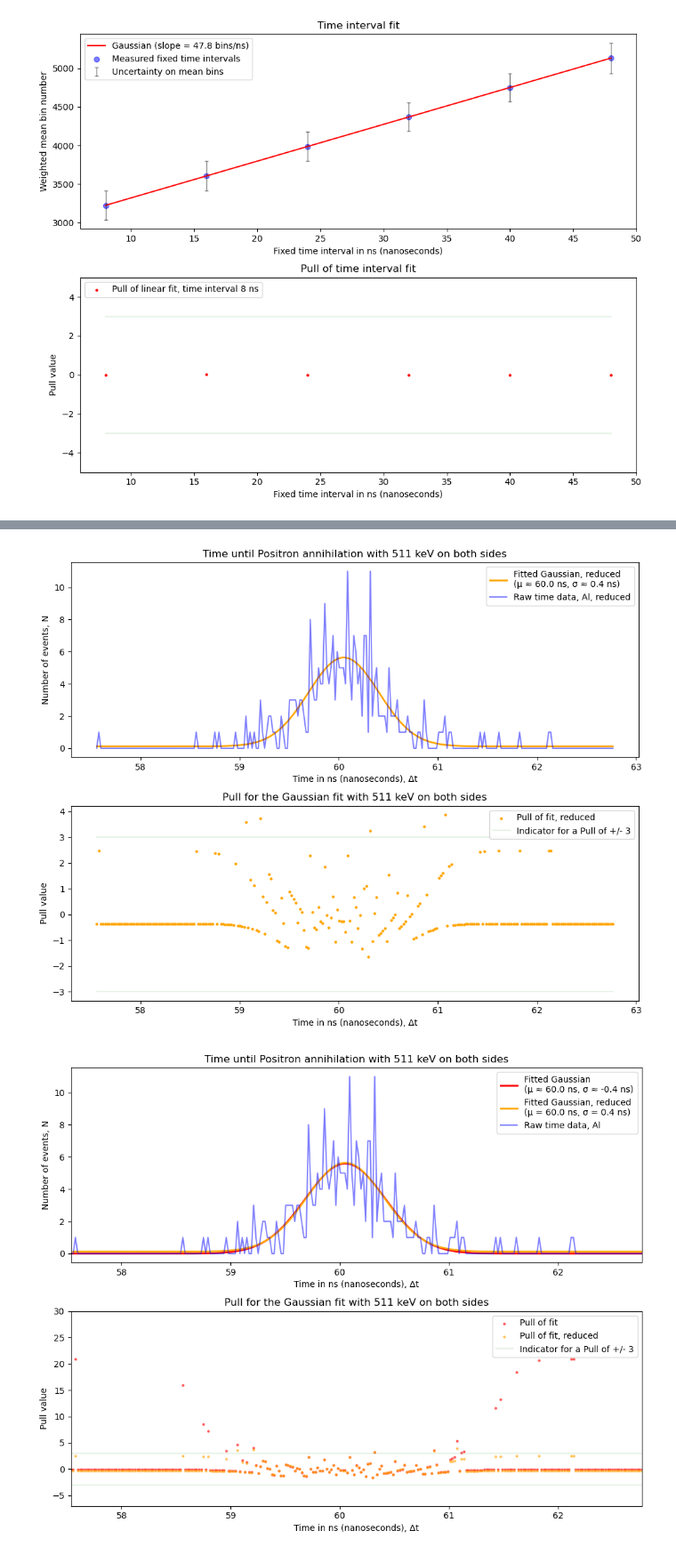
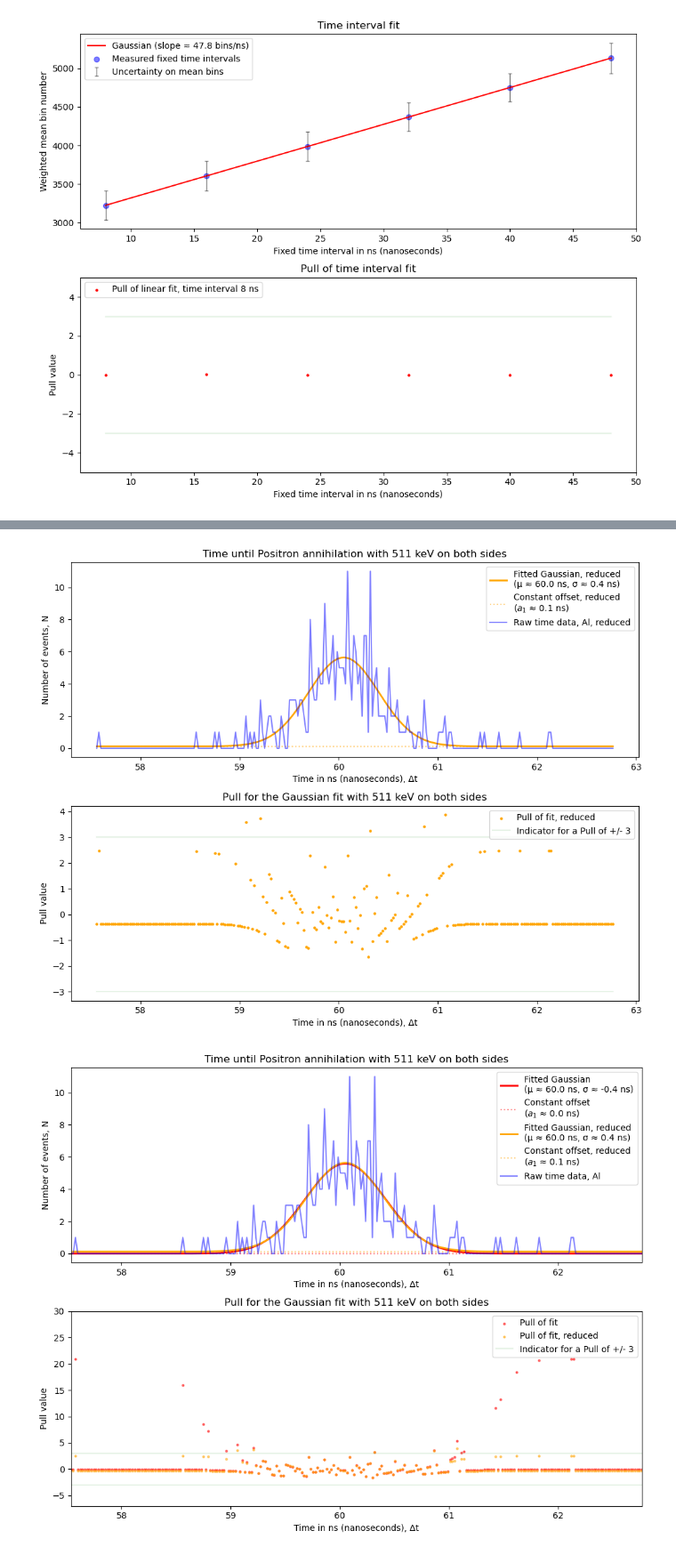
Before and after one commit to Royeth-Boss/KT-1-Lab-Positronium, a Jupyter notebook: Fits_and_plots.ipynb, the cells around one changed output, grey strips where cells are left out. Shown at 89% size. Saved outputs shown, nothing was run; the diff lists cells and outputs as text; code cells hidden in the pictures.

```diff
--- a/Fits_and_plots.ipynb
+++ b/Fits_and_plots.ipynb
@@ -753,6 +776,7 @@ fig, axs = plt.subplots(2, 1, figsize=(10, 8))
 
 # Plot the fit in the upper plot
 axs[0].plot(x_fit * nanoseconds_per_bin, y_fit, label=f"Fitted Gaussian \n(μ ≈ {mu_both_511:.1f} ns,σ ≈ {sigma_both_511:.1f} ns)", color="red")
+axs[0].plot(x_fit * nanoseconds_per_bin, offset_both_511 * np.ones(len(x_fit)), label=f"Constant offset \n" + fr"($a_1$ ≈ {offset_both_511:.1f} ns)", color="red", alpha=0.5, linestyle=":")
 axs[0].plot(x_fit * nanoseconds_per_bin, data_time_both_511_gate_al, label="Raw time data, Al", color="blue", alpha=0.5)
 
 axs[0].set_title("Time until Positron annihilation with 511 keV on both sides")
@@ -837,6 +861,7 @@ fig, axs = plt.subplots(2, 1, figsize=(10, 8))
 # Plot the fit in the upper plot
 axs[0].plot(x_fit_reduced, y_fit_reduced,
             label=f"Fitted Gaussian, reduced \n(μ ≈ {mu_both_511_reduced:.1f} ns, σ ≈ {sigma_both_511_reduced:.1f} ns)", linewidth=2, color="orange")
+axs[0].plot(x_fit_reduced, offset_both_511_reduced * np.ones(len(x_fit_reduced)), label=f"Constant offset, reduced \n" + fr"($a_1$ ≈ {offset_both_511_reduced:.1f} ns)", color="orange", alpha=0.5, linestyle=":")
 axs[0].plot(x_fit_reduced,data_time_both_511_gate_al_relevant, label="Raw time data, Al, reduced", color="blue", alpha=0.5)
 
 axs[0].set_title("Time until Positron annihilation with 511 keV on both sides")
@@ -844,6 +869,9 @@ axs[0].set_xlabel("Time in ns (nanoseconds), Δt")
 axs[0].set_ylabel("Number of events, N")
 
 axs[0].legend(loc='upper right')
+
+# axs[0].set_xlim(lower_cutoff * nanoseconds_per_bin, higher_cutoff * nanoseconds_per_bin)
+
 
 # Plot the pull in the lower plot
 axs[1].scatter(x_fit_reduced, Pull_both_511_reduced, label="Pull of fit, reduced", color="orange", s=5, marker='o')
@@ -857,7 +885,7 @@ axs[1].set_xlabel("Time in ns (nanoseconds), Δt")
 axs[1].set_ylabel("Pull value")
 
 axs[1].legend(loc='upper right')
-# axs[1].set_xlim(2500, 3300)
+# axs[1].set_xlim(lower_cutoff * nanoseconds_per_bin, higher_cutoff * nanoseconds_per_bin)
 # axs[1].set_ylim(-7, 7)
 
 plt.tight_layout()
@@ -876,9 +904,14 @@ fig, axs = plt.subplots(2, 1, figsize=(10, 8))
 
 # Plot the fits in the upper plot
 axs[0].plot(x_fit * nanoseconds_per_bin, y_fit, label=f"Fitted Gaussian \n(μ ≈ {mu_both_511:.1f} ns, σ ≈ {sigma_both_511:.1f} ns)", linewidth=2, color="red")
+axs[0].plot(x_fit * nanoseconds_per_bin, offset_both_511 * np.ones(len(x_fit)), label=f"Constant offset \n" + fr"($a_1$ ≈ {offset_both_511:.1f} ns)", color="red", alpha=0.5, linestyle=":")
+
 axs[0].plot(x_fit_reduced, y_fit_reduced,
             label=f"Fitted Gaussian, reduced \n(μ ≈ {mu_both_511_reduced:.1f} ns, σ ≈ {sigma_both_511_reduced:.1f} ns)", linewidth=2, color="orange")
+axs[0].plot(x_fit * nanoseconds_per_bin, offset_both_511_reduced * np.ones(len(x_fit)), label=f"Constant offset, reduced \n" + fr"($a_1$ ≈ {offset_both_511_reduced:.1f} ns)", color="orange", alpha=0.5, linestyle=":")
+
 axs[0].plot(x_fit * nanoseconds_per_bin, data_time_both_511_gate_al, label="Raw time data, Al", color="blue", alpha=0.5)
+
 
 axs[0].set_title("Time until Positron annihilation with 511 keV on both sides")
 axs[0].set_xlabel("Time in ns (nanoseconds), Δt")
@@ -919,6 +952,6 @@ print("difference in parameters of the two fits = ", optimized_parameters_both_5
 [figure]
-[figure, old version]
+[figure, new version]
-[figure, old version]
+[figure, new version]
 fit parameters of the first fit = [ 5.58892718e+00  6.00492144e+01 -3.68305387e-01  2.28102288e-03]
 fit parameters of the second, reduced fit = [ 5.51642929 60.04952816  0.35509839  0.12524528]
 difference in parameters of the two fits =  [-7.24978889e-02  3.13800212e-04  7.23403779e-01  1.22964254e-01]
```
Also changed, not shown: parts of 4 cells of this notebook, 3 other files.
